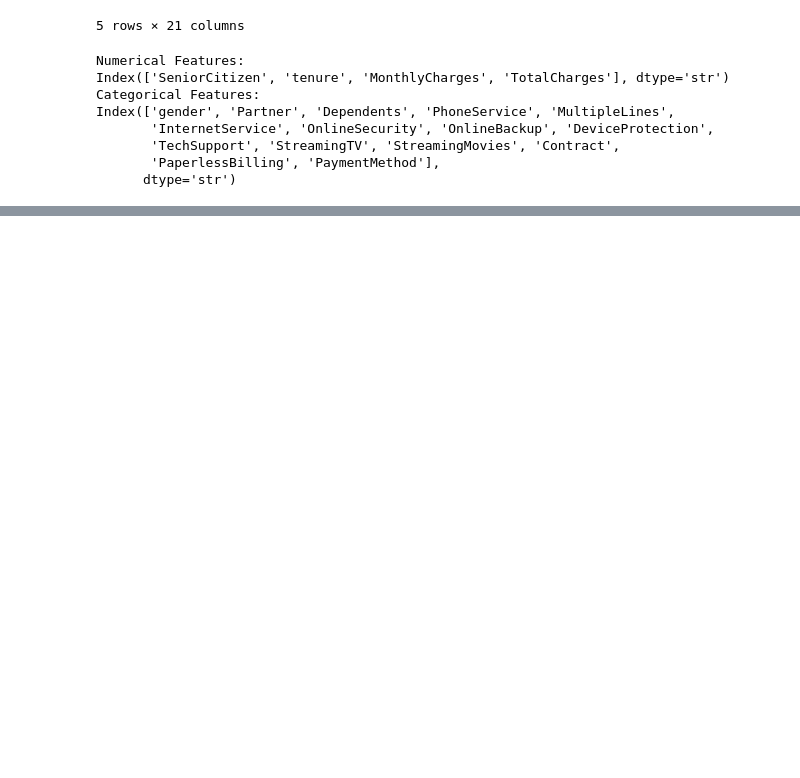
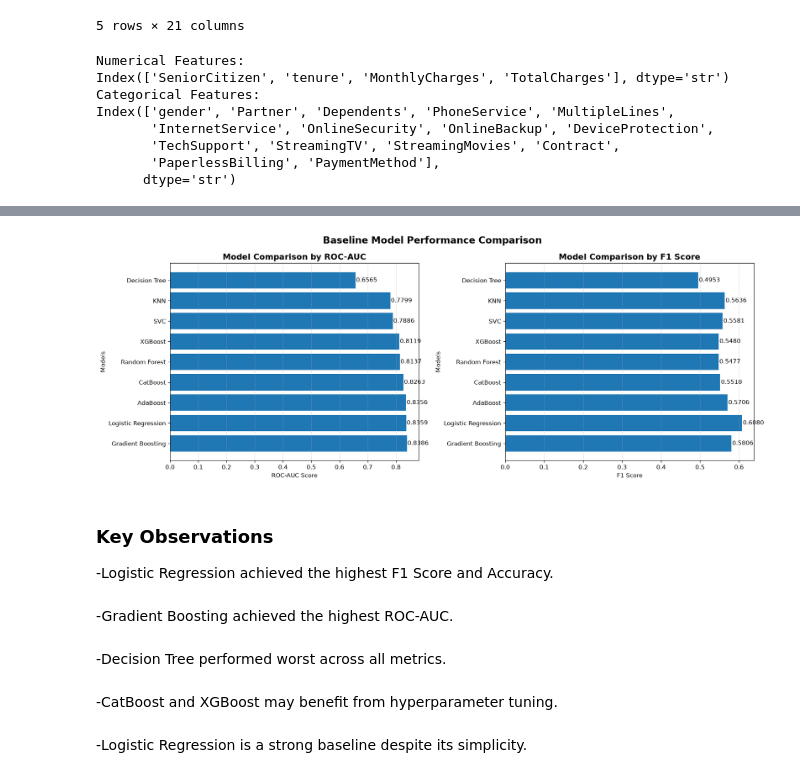
Before and after one commit to PrabalSeth07/churn, a Jupyter notebook: notebook/MODEL_TRAINING.ipynb, the cells around one changed output, grey strips where cells are left out. Saved outputs shown, nothing was run; the diff lists cells and outputs as text; code cells hidden in the pictures; blank space fills up the shorter version.

```diff
--- a/notebook/MODEL_TRAINING.ipynb
+++ b/notebook/MODEL_TRAINING.ipynb
@@ -57,0 +198,10 @@ X_train, X_test, y_train, y_test = train_test_split(X,Y,test_size=0.2,random_sta
+# %%
+results_df = pd.DataFrame(results).T
+# %%
+results_df = results_df.round(4)
+# %%
+results_df.sort_values(
+    by="ROC-AUC",
+    ascending=False,
+    inplace=True
+)
@@ -57,0 +224,60 @@ X_train, X_test, y_train, y_test = train_test_split(X,Y,test_size=0.2,random_sta
+# %%
+import matplotlib.pyplot as plt
+fig, axes = plt.subplots(1, 2, figsize=(16, 6), dpi=120)
+
+#ROC-AUC
+axes[0].barh(results_df.index, results_df["ROC-AUC"])
+
+axes[0].set_title("Model Comparison by ROC-AUC", fontsize=14, fontweight="bold")
+axes[0].set_xlabel("ROC-AUC Score")
+axes[0].set_ylabel("Models")
+axes[0].grid(axis="x", linestyle="--", alpha=0.5)
+
+# Add values
+for i, value in enumerate(results_df["ROC-AUC"]):
+    axes[0].text(
+        value + 0.002,
+        i,
+        f"{value:.4f}",
+        va="center",
+        fontsize=10
+    )
+
+#F1 Score
+axes[1].barh(results_df.index, results_df["F1 Score"])
+
+axes[1].set_title("Model Comparison by F1 Score", fontsize=14, fontweight="bold")
+axes[1].set_xlabel("F1 Score")
+axes[1].set_ylabel("Models")
+axes[1].grid(axis="x", linestyle="--", alpha=0.5)
+
+# Add values
+for i, value in enumerate(results_df["F1 Score"]):
+    axes[1].text(
+        value + 0.002,
+        i,
+        f"{value:.4f}",
+        va="center",
+        fontsize=10
+    )
+
+plt.suptitle(
+    "Baseline Model Performance Comparison",
+    fontsize=16,
+    fontweight="bold"
+)
+plt.tight_layout()
+plt.show()
+# %% [output]
+[figure, added]
+# %% [markdown]
+### Key Observations
+-Logistic Regression achieved the highest F1 Score and Accuracy.
+# %% [markdown]
+-Gradient Boosting achieved the highest ROC-AUC.
+# %% [markdown]
+-Decision Tree performed worst across all metrics.
+# %% [markdown]
+-CatBoost and XGBoost may benefit from hyperparameter tuning.
+# %% [markdown]
+-Logistic Regression is a strong baseline despite its simplicity.
```
Also changed, not shown: parts of 35 cells of this notebook, 3 other files.
